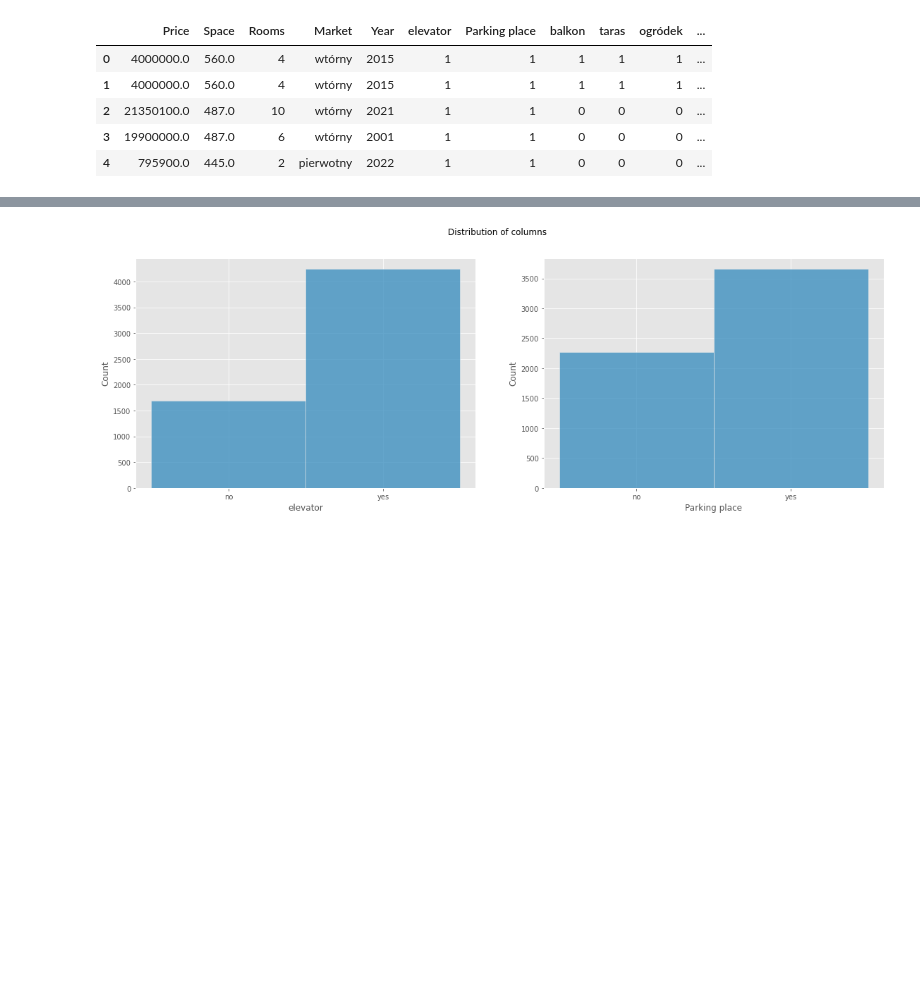
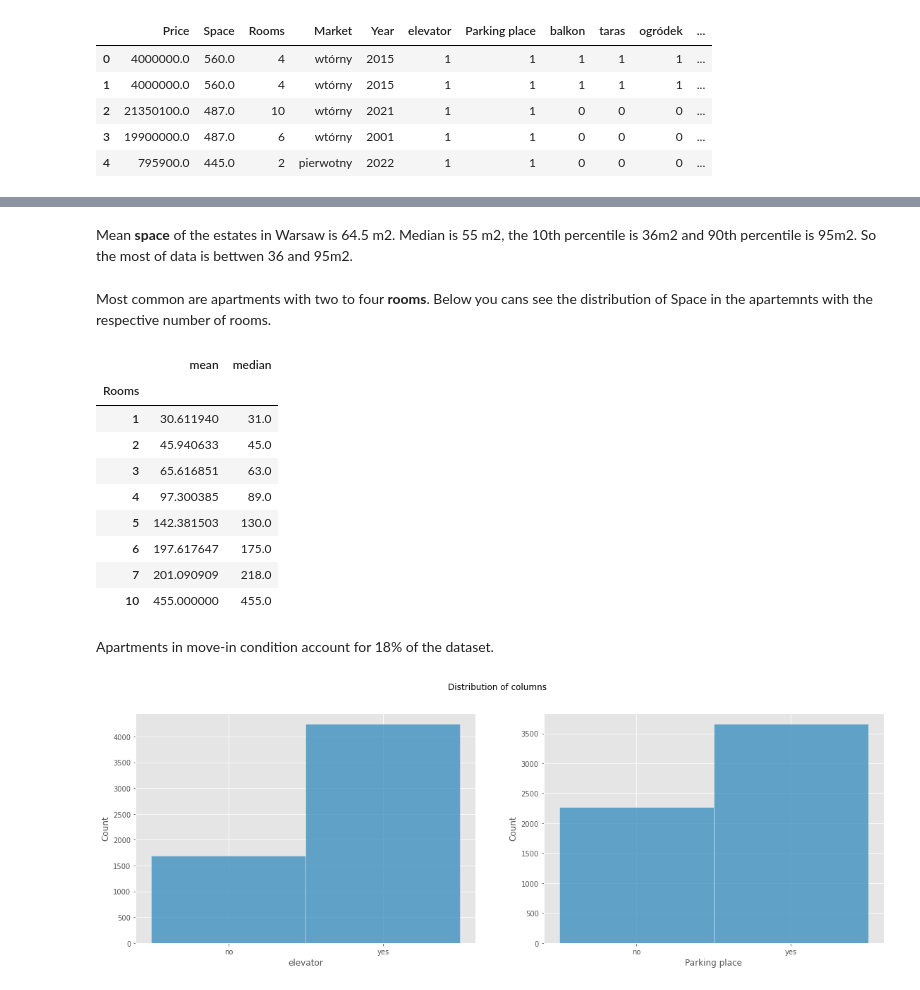
Before and after one commit to CarJung/Uni, a Jupyter notebook: Warsaw_flats/Report.ipynb, the cells around one changed output, grey strips where cells are left out. Saved outputs shown, nothing was run; the diff lists cells and outputs as text; code cells hidden in the pictures; blank space fills up the shorter version.

```diff
--- a/Warsaw_flats/Report.ipynb
+++ b/Warsaw_flats/Report.ipynb
@@ -71,3 +88,22 @@ ax[2].set_xticks(['wtórny','pierwotny'],['aftermarket','primary']);
+# %% [markdown]
+Mean **space** of the estates in Warsaw is 64.5 m2. Median is 55 m2, the 10th percentile is 36m2 and 90th percentile is 95m2. So the most of data is bettwen 36 and 95m2.
+# %% [markdown]
+Most common are apartments with two to four **rooms**. Below you cans see the distribution of Space in the apartemnts with the respective number of rooms.
+# %%
+data.groupby('Rooms')['Space'].agg([np.mean, np.median])
+# %% [output]
+|  | mean | median |
+| Rooms |  |  |
+| 1 | 30.611940 | 31.0 |
+| 2 | 45.940633 | 45.0 |
+| 3 | 65.616851 | 63.0 |
+| 4 | 97.300385 | 89.0 |
+| 5 | 142.381503 | 130.0 |
+| 6 | 197.617647 | 175.0 |
+| 7 | 201.090909 | 218.0 |
+| 10 | 455.000000 | 455.0 |
+# %% [markdown]
+Apartments in move-in condition account for 18% of the dataset.
 # %%
 fig, ax = plt.subplots(1,2,figsize=(19,6))
 fig.suptitle('Distribution of columns')
```
Also changed, not shown: parts of 14 cells of this notebook.
